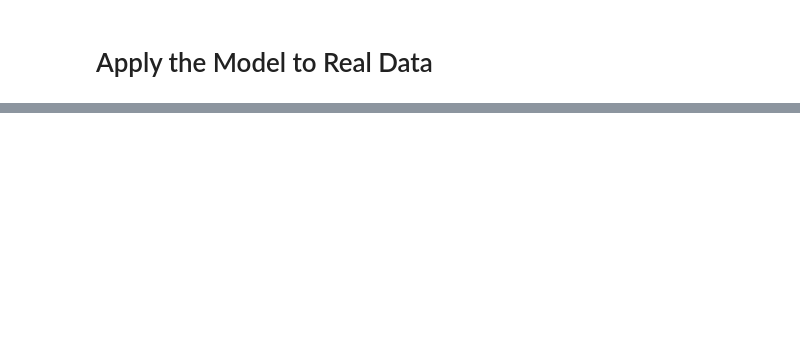
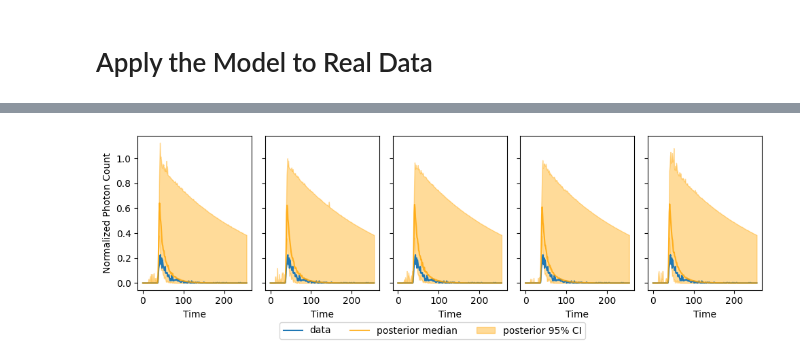
Before and after one commit to bayesflow-org/hierarchical-abi, a Jupyter notebook: fli score matching.ipynb, the cells around one changed output, grey strips where cells are left out. Cells and saved outputs as stored; diff of their text form; code cells hidden in the pictures; blank space fills up the shorter version.

```diff
--- a/fli score matching.ipynb
+++ b/fli score matching.ipynb
@@ -285,31 +351,33 @@ visualize_simulation_output(std, title_prefix=['Posterior Std ' + p for p in tra
 # %%
 fig, axis = plt.subplots(1, 5, figsize=(10, 3), tight_layout=True, sharex=True, sharey=True)
 axis = axis.flatten()
-pixel_ids = [0,0]
+pixel_ids = [0, 0]
 for ax in axis:
     plot_index = np.random.randint(0, tau.shape[0])
 
     simulations = np.array([
         prior.simulator.decay_gen_single(
             tau_L=tau[post_index, pixel_ids[0], pixel_ids[1]],
             tau_L_2=tau_2[post_index, pixel_ids[0], pixel_ids[1]],
             A_L=A[post_index, pixel_ids[0], pixel_ids[1]]
-        ) for post_index in range(tau.shape[1])
+        ) for post_index in range(tau.shape[0])
     ])
 
-    ax.plot(real_data[0, :n_grid*n_grid].reshape(n_grid, n_grid, 256)[pixel_ids[0], pixel_ids[1]], label='data')
+    ax.plot(real_data.reshape(grid_data, grid_data, 256)[pixel_ids[0], pixel_ids[1]], label='data')
     ax.plot(np.median(simulations, axis=0), label='posterior median', alpha=0.8, color='orange')
     ax.fill_between(
         np.arange(simulations.shape[1]),
         np.quantile(simulations, 0.025, axis=0),
         np.quantile(simulations, 0.975, axis=0),
         alpha=0.4,
         color='orange',
         label='posterior 95% CI'
     )
     ax.set_xlabel('Time')
 axis[0].set_ylabel('Normalized Photon Count')
 fig.legend(labels=['data', 'posterior median', 'posterior 95% CI'], bbox_to_anchor=(0.5, -0.07),
            ncol=3, loc='lower center')
 plt.savefig(f'plots/real_data_fit.png')
 plt.show()
+# %% [output]
+[figure, added]
```
Also changed, not shown: parts of 19 cells of this notebook, 8 other files.
